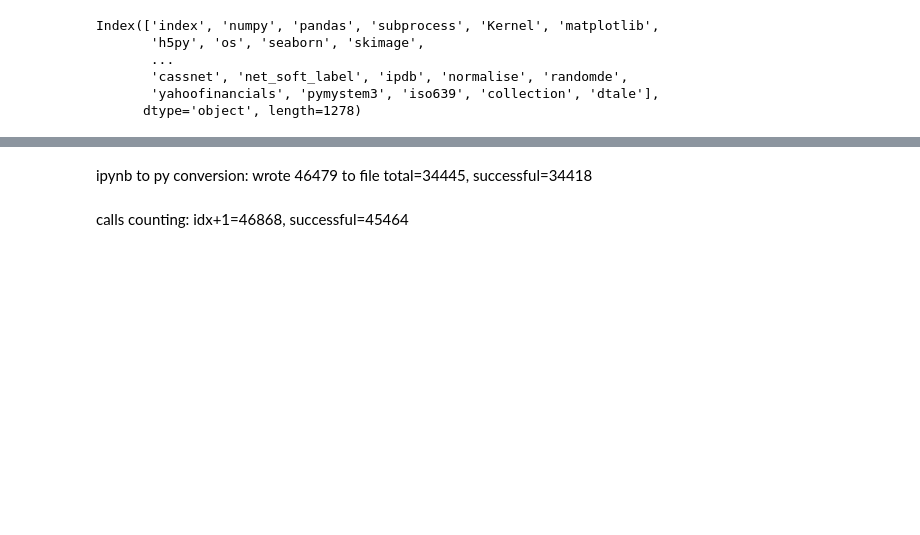
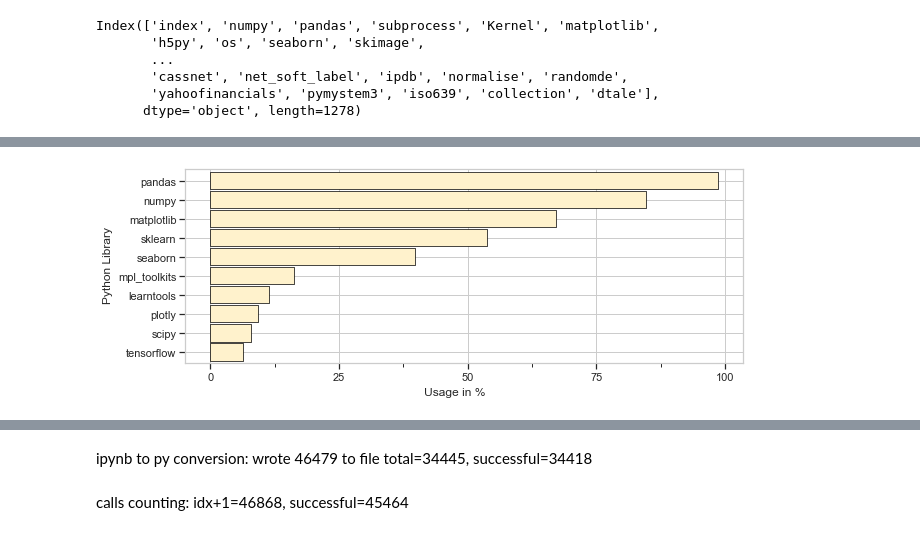
Before and after one commit to yoreei/p2d2, a Jupyter notebook: docs/2Imports.ipynb, the cells around one changed output, grey strips where cells are left out. Saved outputs shown, nothing was run; the diff lists cells and outputs as text; code cells hidden in the pictures; blank space fills up the shorter version.

```diff
--- a/docs/2Imports.ipynb
+++ b/docs/2Imports.ipynb
@@ -36,0 +75,4 @@ dtype: float64
+# %%
+mat = plot_libs.draw()
+# %% [output]
+[figure, added]
```
Also changed, not shown: parts of 15 cells of this notebook, 31 other files.
